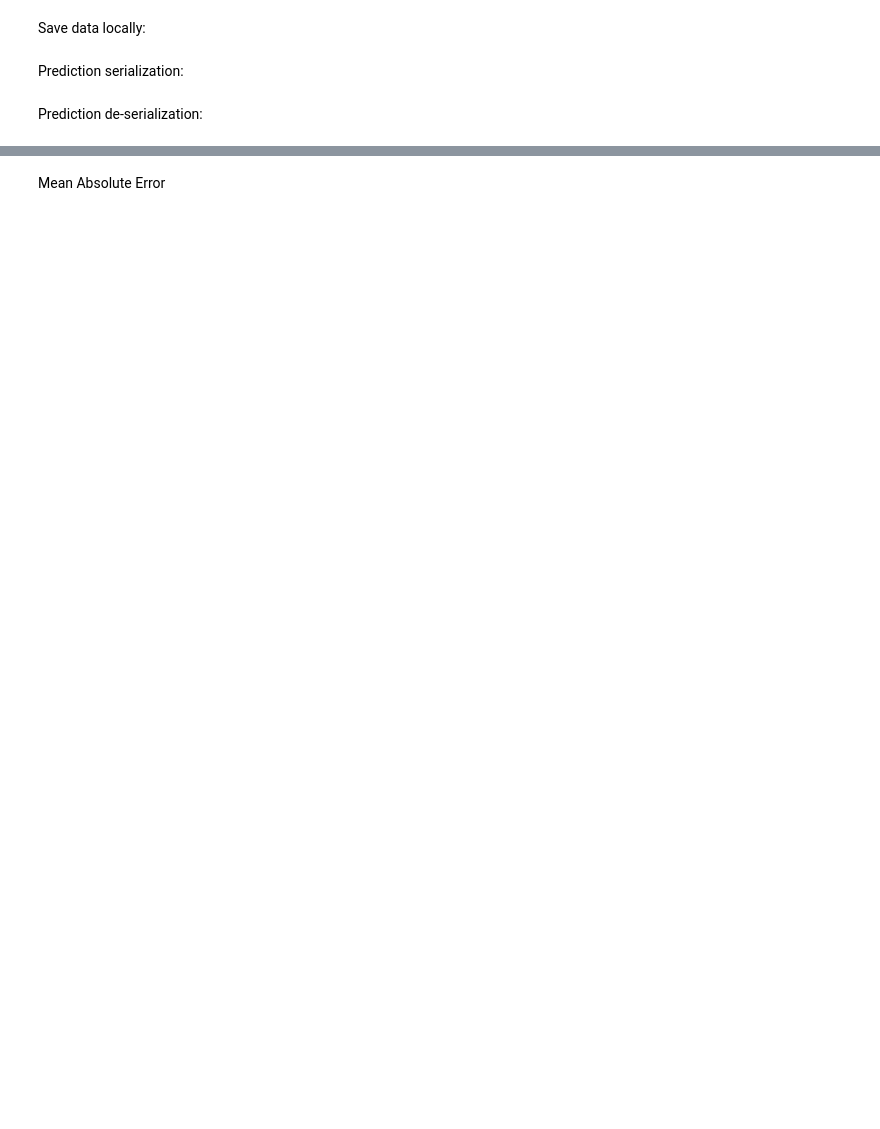
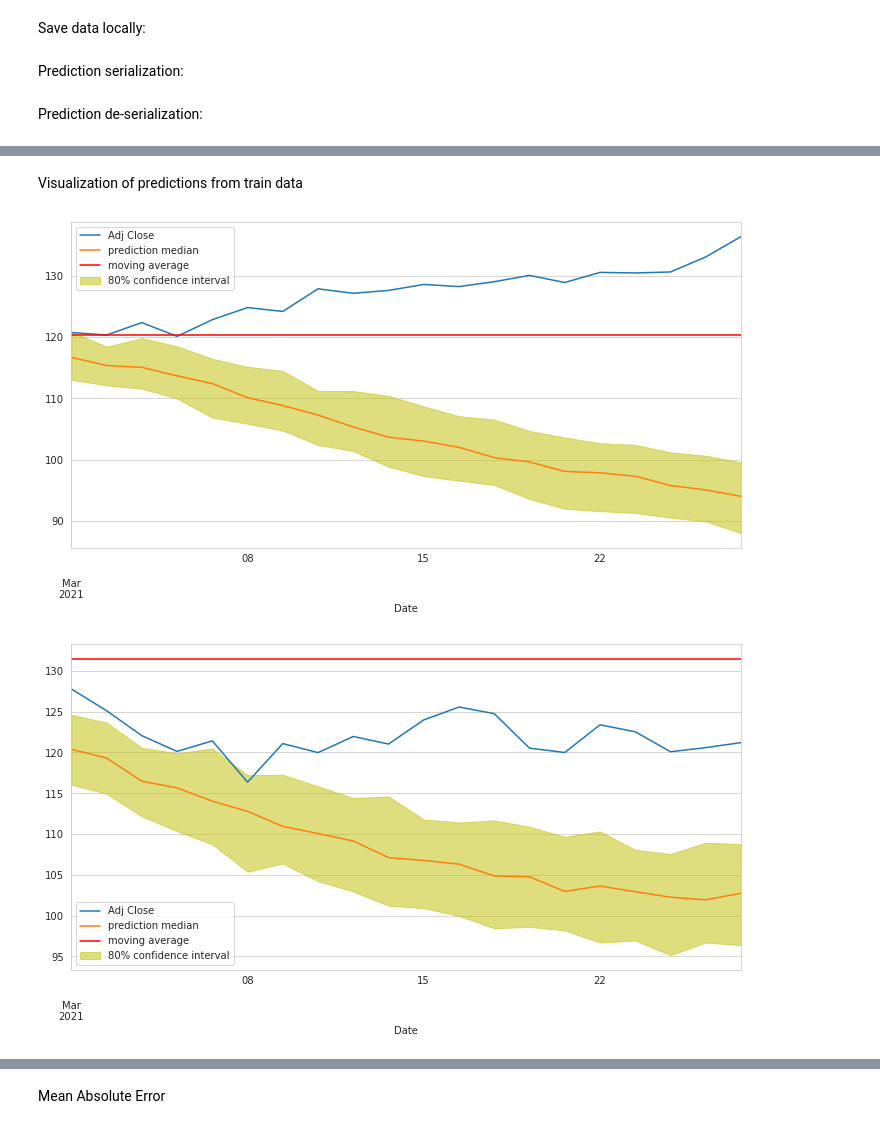
Before and after one commit to alfreedolf/ml-spp, a Jupyter notebook: 3.DeepAR-StockPricesPredictions.ipynb, the cells around one changed output, grey strips where cells are left out. Drawn from its saved outputs; the diff is of its cells as text; code cells hidden in the pictures; blank space fills up the shorter version.

```diff
--- a/3.DeepAR-StockPricesPredictions.ipynb
+++ b/3.DeepAR-StockPricesPredictions.ipynb
@@ -477,0 +509,11 @@ test_gt = df_ibm_test.iloc[-prediction_length[1]:]['Adj Close']
+# %%
+start_date = valid_gt[0].index[-1] + datetime.timedelta(1)
+end_date = start_date + datetime.timedelta(days=prediction_length[1])
+# %%
+start_date = start_date.date().strftime(format="%Y-%m-%d")
+end_date = end_date.date().strftime(format="%Y-%m-%d")
+# %%
+for i in range(0, len(predictions_from_valid)):
+    predictions_from_valid[i].to_json(os.path.join(data_dir_json_prediction,
+                                             "{}_{}-{}_fromValid.json".format(mnemonics[i], start_date, end_date)),
+                                orient='columns',date_format='iso')
@@ -477,0 +522,7 @@ test_gt = df_ibm_test.iloc[-prediction_length[1]:]['Adj Close']
+# %%
+dsz_predictions_from_valid = []
+for i in range(0, len(predictions_from_valid)):
+    dsz_predictions_from_valid.append(
+        pd.read_json(os.path.join(data_dir_json_prediction,
+                                  "{}_{}-{}_fromValid.json".format(mnemonics[i], start_date, end_date)),
+                     orient='columns', convert_axes=False))
@@ -477,0 +537,9 @@ test_gt = df_ibm_test.iloc[-prediction_length[1]:]['Adj Close']
+# %% [markdown]
+Visualization of predictions from train data
+# %%
+# display predictions
+for i in range(len(dsz_predictions_from_train)):
+    display_quantiles(dsz_predictions_from_train[i], test_gt[i], ser_test_ma_bmk[i], 'moving average')
+# %% [output]
+[figure, added]
+[figure, added]
```
Also changed, not shown: parts of 297 cells of this notebook, 3 other files.
